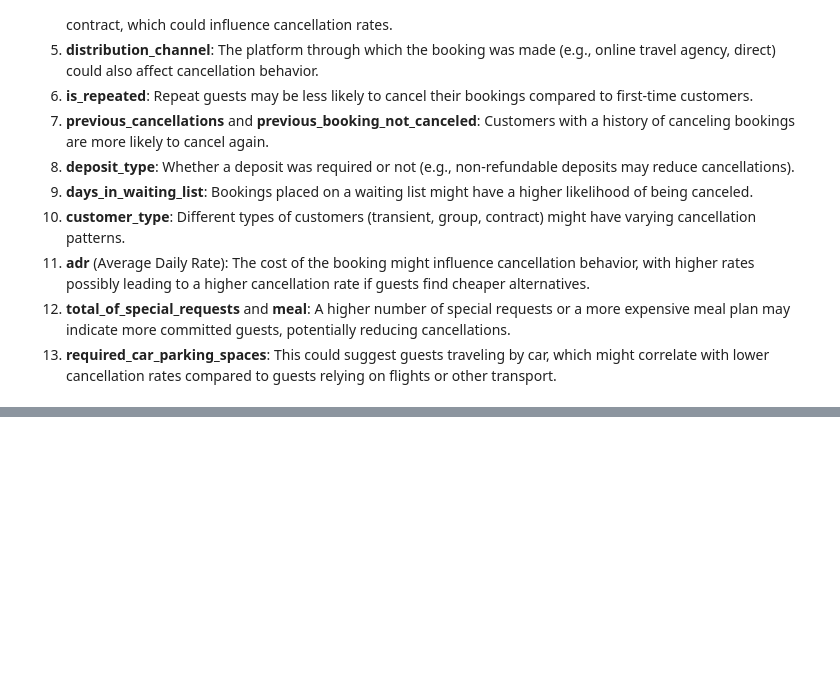
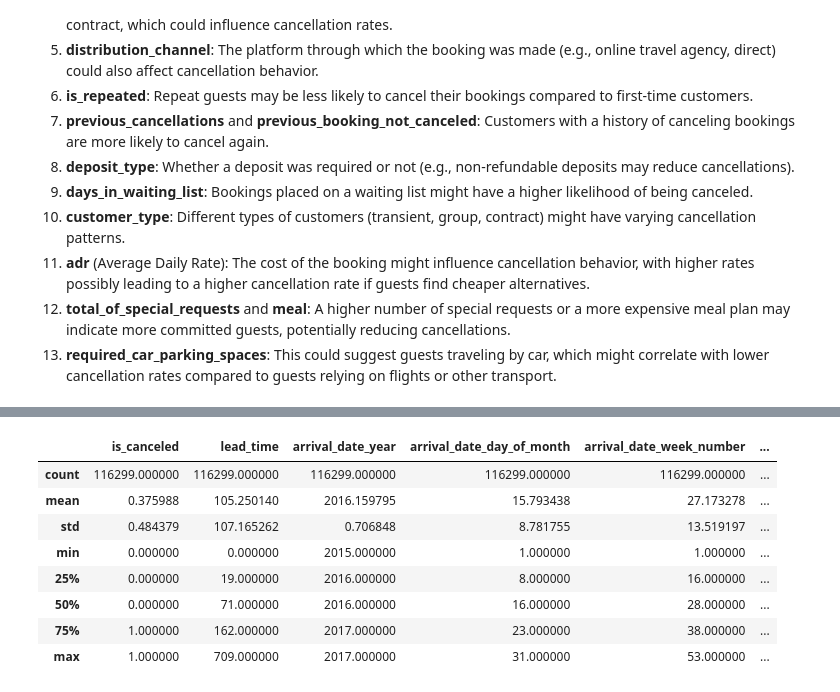
Before and after one commit to chaizhang/hotel_booking_cancellations, a Jupyter notebook: EDA.ipynb, the cells around one changed output, grey strips where cells are left out. Drawn from its saved outputs; the diff is of its cells as text; code cells hidden in the pictures; blank space fills up the shorter version.

```diff
--- a/EDA.ipynb
+++ b/EDA.ipynb
@@ -25,2 +23,14 @@ Matplotlib is building the font cache; this may take a moment.
 # %%
 hotel  = pd.read_csv('data\cleaned_hotel_booking.csv')
+# %%
+hotel.describe()
+# %% [output]
+|  | is_canceled | lead_time | arrival_date_year | arrival_date_day_of_month | arrival_date_week_number | ... |
+| count | 116299.000000 | 116299.000000 | 116299.000000 | 116299.000000 | 116299.000000 | ... |
+| mean | 0.375988 | 105.250140 | 2016.159795 | 15.793438 | 27.173278 | ... |
+| std | 0.484379 | 107.165262 | 0.706848 | 8.781755 | 13.519197 | ... |
+| min | 0.000000 | 0.000000 | 2015.000000 | 1.000000 | 1.000000 | ... |
+| 25% | 0.000000 | 19.000000 | 2016.000000 | 8.000000 | 16.000000 | ... |
+| 50% | 0.000000 | 71.000000 | 2016.000000 | 16.000000 | 28.000000 | ... |
+| 75% | 1.000000 | 162.000000 | 2017.000000 | 23.000000 | 38.000000 | ... |
+| max | 1.000000 | 709.000000 | 2017.000000 | 31.000000 | 53.000000 | ... |
```
Also changed, not shown: parts of 3 cells of this notebook.
